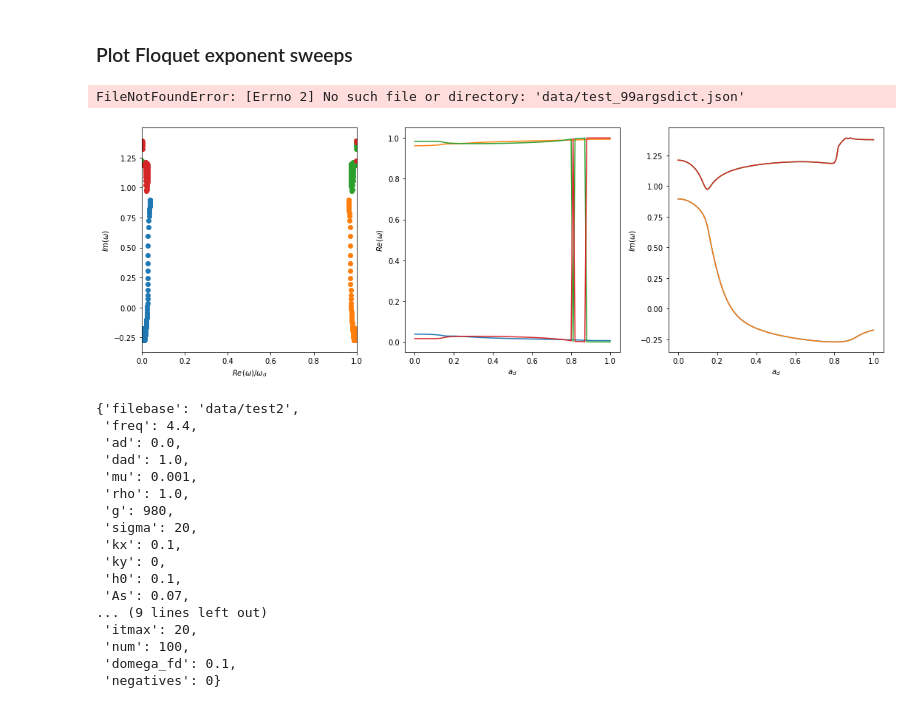
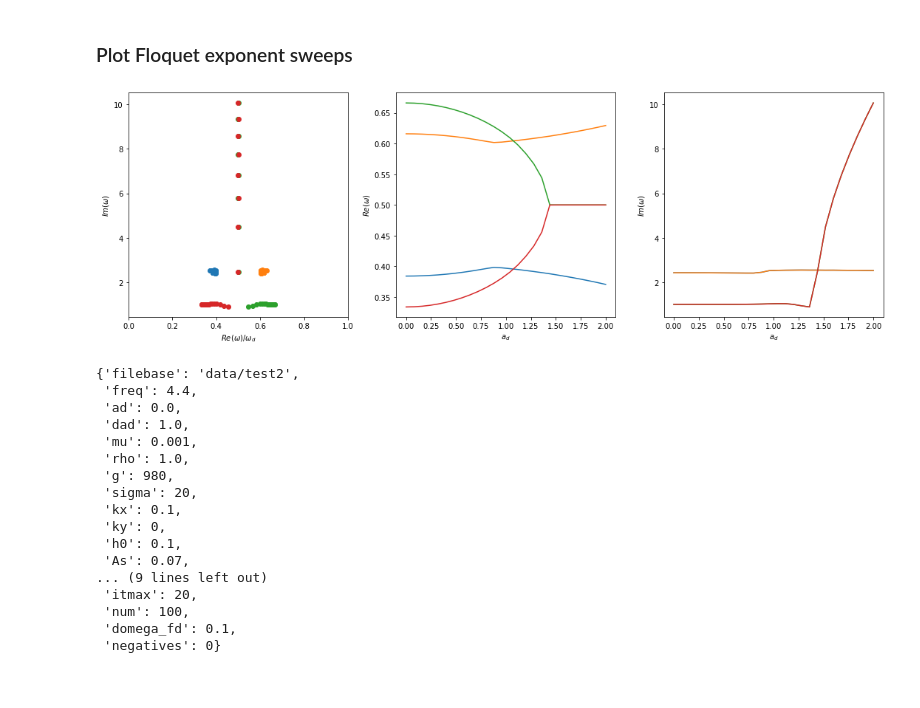
Before and after one commit to znicolaou/faraday, a Jupyter notebook: viscid_notebook.ipynb, the cells around one changed output. Drawn from its saved outputs; the diff is of its cells as text; code cells hidden in the pictures.

```diff
--- a/viscid_notebook.ipynb
+++ b/viscid_notebook.ipynb
@@ -612,7 +614,7 @@ convergence
 # %% [markdown]
 ### Plot Floquet exponent sweeps
 # %%
-filebase='data/test_99'
+filebase='data/test2'
 argsdict=json.load(open(filebase+'argsdict.json'))
 
 plt.subplots(1,3,figsize=(15,5))
@@ -629,80 +631,34 @@ for imode in range(argsdict['nmodes']):
 plt.xlim(0,1)
 plt.xlabel('$Re(\omega)/\omega_d$')
 plt.ylabel('$Im(\omega)$')
 
 plt.subplot(1,3,2)
 for imode in range(argsdict['nmodes']):
     evals=np.load(filebase+'evals_cont'+str(imode)+'.npy')
     plt.plot(argsdict['dad']*np.arange(argsdict['num']+1)/argsdict['num'],np.mod(np.real(evals),(argsdict['freq']*2*np.pi))/(argsdict['freq']*2*np.pi))
     if argsdict['negatives']:
         evals=np.load(filebase+'evals_cont'+str(imode+argsdict['nmodes'])+'.npy')
         plt.plot(argsdict['dad']*np.arange(argsdict['num']+1)/argsdict['num'],np.mod(np.real(evals),(argsdict['freq']*2*np.pi))/(argsdict['freq']*2*np.pi))
     else:
         plt.plot(argsdict['dad']*np.arange(argsdict['num']+1)/argsdict['num'],np.mod(-np.real(evals),(argsdict['freq']*2*np.pi))/(argsdict['freq']*2*np.pi))
 plt.xlabel('$a_d$')
 plt.ylabel('$Re(\omega)$')
 
 plt.subplot(1,3,3)
 for imode in range(argsdict['nmodes']):
     evals=np.load(filebase+'evals_cont'+str(imode)+'.npy')
     plt.plot(argsdict['dad']*np.arange(argsdict['num']+1)/argsdict['num'],np.imag(evals))
     if argsdict['negatives']:
         evals=np.load(filebase+'evals_cont'+str(imode+argsdict['nmodes'])+'.npy')
         plt.plot(argsdict['dad']*np.arange(argsdict['num']+1)/argsdict['num'],np.imag(evals))
     else:
         plt.plot(argsdict['dad']*np.arange(argsdict['num']+1)/argsdict['num'],np.imag(evals))
 plt.xlabel('$a_d$')
 plt.ylabel('$Im(\omega)$')
 plt.tight_layout()
 plt.show()
 # %% [output]
-FileNotFoundError: [Errno 2] No such file or directory: 'data/test_99argsdict.json'
+[figure, added]
-# %%
-filebase='data/test2'
-argsdict=json.load(open(filebase+'args.json'))
-
-plt.subplots(1,3,figsize=(15,5))
-
-plt.subplot(1,3,1)
-for imode in range(argsdict['nmodes']):
-    evals=np.load(filebase+'evals_cont'+str(imode)+'.npy')
-    plt.scatter(np.mod(np.real(evals),(argsdict['freq']*2*np.pi))/(argsdict['freq']*2*np.pi),np.imag(evals))
-    if argsdict['negatives']:
-        evals=np.load(filebase+'evals_cont'+str(imode+argsdict['nmodes'])+'.npy')
-        plt.scatter(np.mod(np.real(evals),(argsdict['freq']*2*np.pi))/(argsdict['freq']*2*np.pi),np.imag(evals))
-    else:
-        plt.scatter(np.mod(-np.real(evals),(argsdict['freq']*2*np.pi))/(argsdict['freq']*2*np.pi),np.imag(evals))
-plt.xlim(0,1)
-plt.xlabel('$Re(\omega)/\omega_d$')
-plt.ylabel('$Im(\omega)$')
-
-plt.subplot(1,3,2)
-for imode in range(argsdict['nmodes']):
-    evals=np.load(filebase+'evals_cont'+str(imode)+'.npy')
-    plt.plot(argsdict['dad']*np.arange(argsdict['num']+1)/argsdict['num'],np.mod(np.real(evals),(argsdict['freq']*2*np.pi))/(argsdict['freq']*2*np.pi))
-    if argsdict['negatives']:
-        evals=np.load(filebase+'evals_cont'+str(imode+argsdict['nmodes'])+'.npy')
-        plt.plot(argsdict['dad']*np.arange(argsdict['num']+1)/argsdict['num'],np.mod(np.real(evals),(argsdict['freq']*2*np.pi))/(argsdict['freq']*2*np.pi))
-    else:
-        plt.plot(argsdict['dad']*np.arange(argsdict['num']+1)/argsdict['num'],np.mod(-np.real(evals),(argsdict['freq']*2*np.pi))/(argsdict['freq']*2*np.pi))
-plt.xlabel('$a_d$')
-plt.ylabel('$Re(\omega)$')
-
-plt.subplot(1,3,3)
-for imode in range(argsdict['nmodes']):
-    evals=np.load(filebase+'evals_cont'+str(imode)+'.npy')
-    plt.plot(argsdict['dad']*np.arange(argsdict['num']+1)/argsdict['num'],np.imag(evals))
-    if argsdict['negatives']:
-        evals=np.load(filebase+'evals_cont'+str(imode+argsdict['nmodes'])+'.npy')
-        plt.plot(argsdict['dad']*np.arange(argsdict['num']+1)/argsdict['num'],np.imag(evals))
-    else:
-        plt.plot(argsdict['dad']*np.arange(argsdict['num']+1)/argsdict['num'],np.imag(evals))
-plt.xlabel('$a_d$')
-plt.ylabel('$Im(\omega)$')
-plt.tight_layout()
-plt.show()
-# %% [output]
-[figure, removed]
 # %%
 for j in range(1,101):
     print("%03d"%(j)+'evals.pdf')
```
Also changed, not shown: parts of 5 cells of this notebook.
